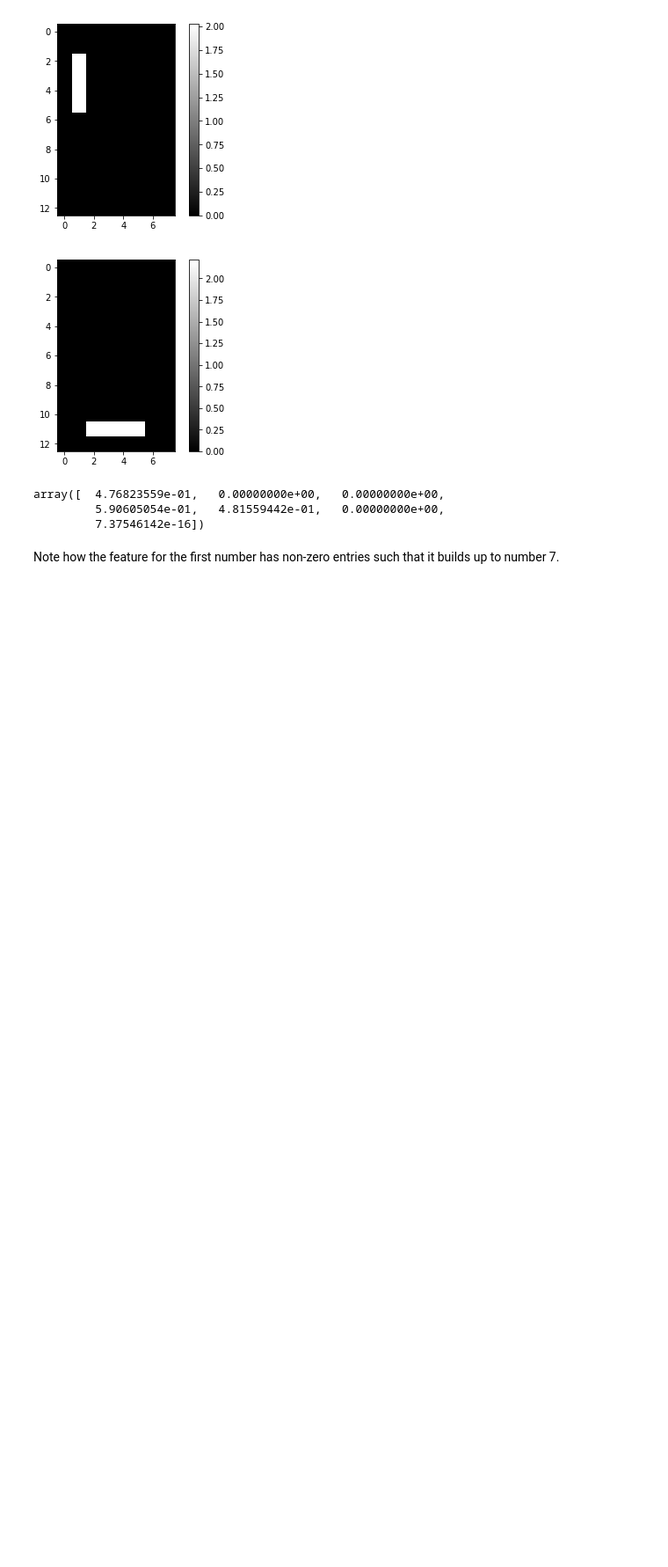
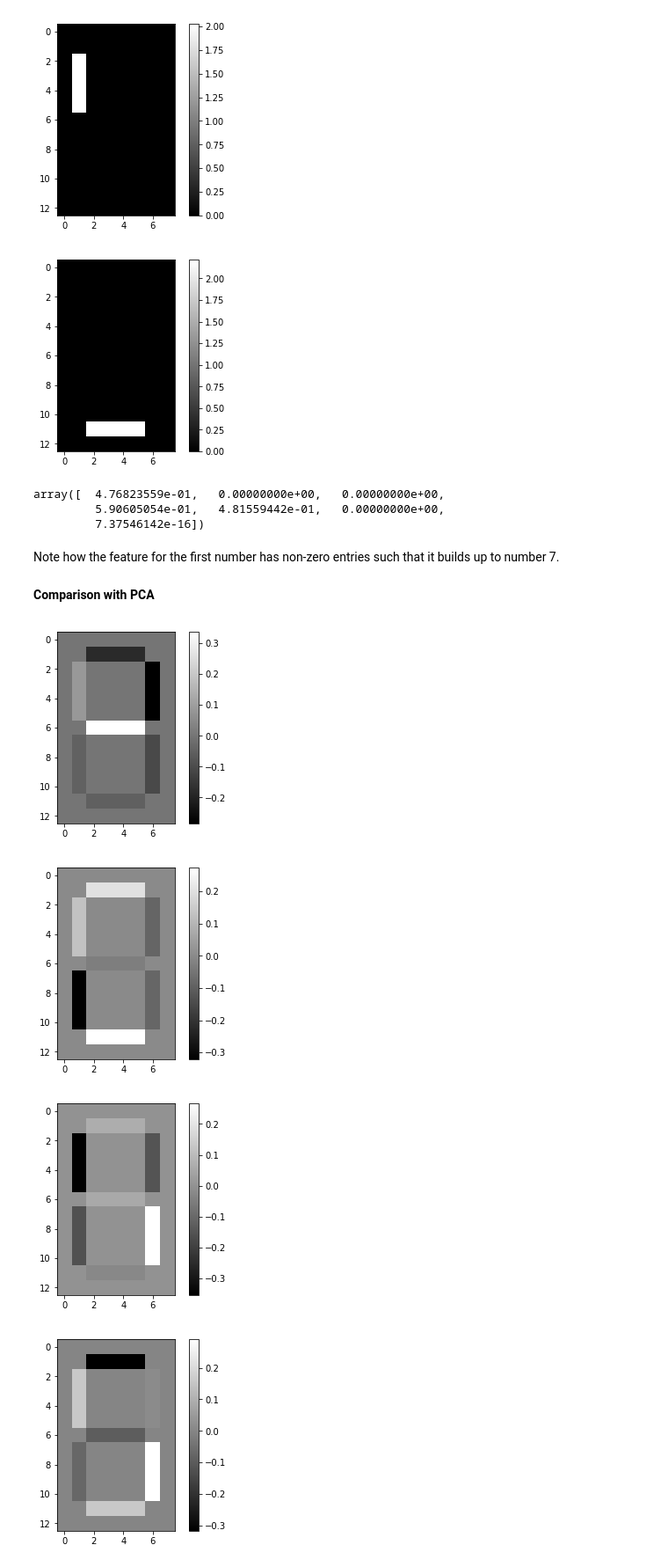
Before and after one commit to sushant2811/NLPandDeepLearning, a Jupyter notebook: unsupervisedAlgos.ipynb, the cells around one changed output. Shown: that part at 88% size. Cells and saved outputs as stored; diff of their text form; code cells hidden in the pictures; blank space fills up the shorter version.

```diff
--- a/unsupervisedAlgos.ipynb
+++ b/unsupervisedAlgos.ipynb
@@ -401,3 +401,5 @@ array([  4.76823559e-01,   0.00000000e+00,   0.00000000e+00,
          7.37546142e-16])
 # %% [markdown]
 Note how the feature for the first number has non-zero entries such that it builds up to number 7.
+# %% [markdown]
+**Comparison with PCA**
@@ -403,0 +408,13 @@ Note how the feature for the first number has non-zero entries such that it buil
+# %%
+pcaImages = PCA(n_components=7)
+# %%
+featuresImPCA = pcaImages.fit_transform(imagesArr)
+# %%
+for component in pcaImages.components_:
+
+    show_as_image(component)
+# %% [output]
+[figure, added]
+[figure, added]
+[figure, added]
+[figure, added]
```
Also changed, not shown: parts of 3 cells of this notebook.
